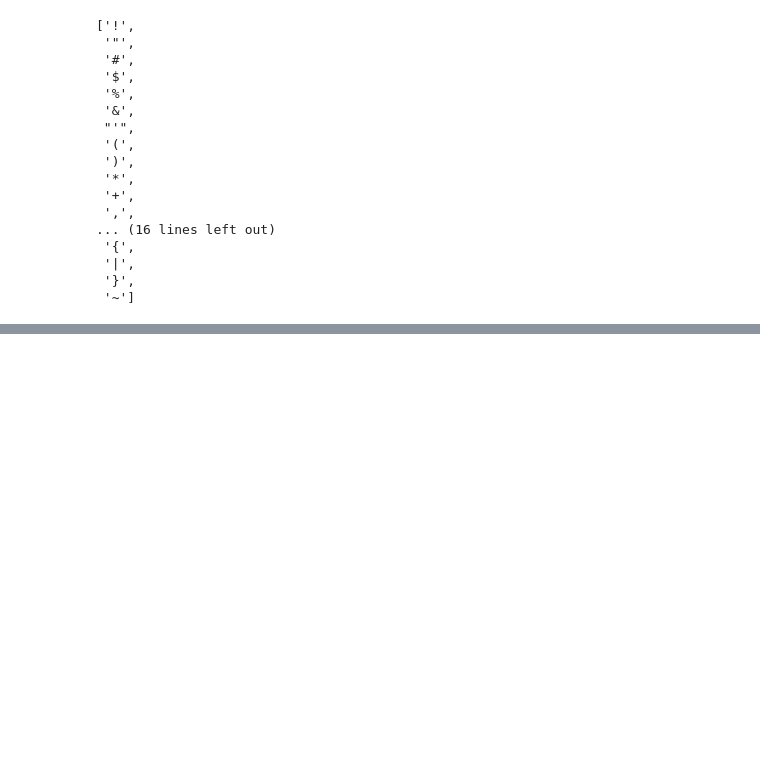
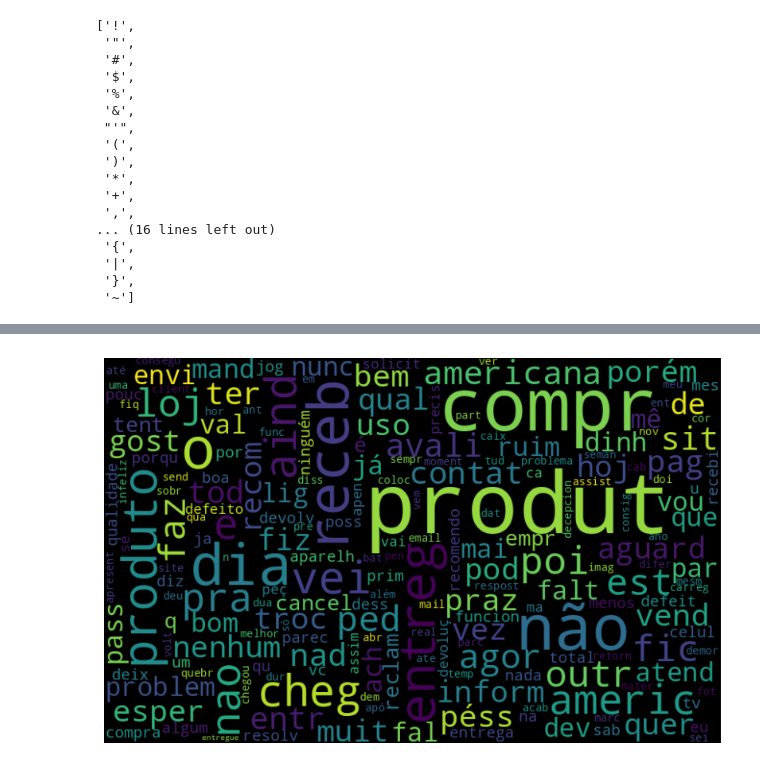
Before and after one commit to Nathtaba/Classificador_Sentimentos_ML, a Jupyter notebook: ClassificadorSentimentos_Avaliacoes.ipynb, the cells around one changed output, grey strips where cells are left out. Saved outputs shown, nothing was run; the diff lists cells and outputs as text; code cells hidden in the pictures; blank space fills up the shorter version.

```diff
--- a/ClassificadorSentimentos_Avaliacoes.ipynb
+++ b/ClassificadorSentimentos_Avaliacoes.ipynb
@@ -323,0 +329,18 @@ print(treinar_modelo(avaliacoes, "texto_sem_stopwords_e_pontuacao", "polarity"))
+# %%
+stemmer = nltk.RSLPStemmer()
+# %%
+frase_processada = list()
+for avaliacao in avaliacoes.texto_sem_stopwords_e_pontuacao:
+  nova_frase = list()
+  palavras_texto = token_por_espaço.tokenize(avaliacao)
+  for palavra in palavras_texto:
+    if palavra not in pontuacao_stopwords:
+      nova_frase.append(stemmer.stem(palavra))
+  frase_processada.append(' '.join(nova_frase))
+
+
+avaliacoes["texto_stemmizado"] = frase_processada
+# %%
+word_cloud_neg(avaliacoes, "texto_stemmizado")
+# %% [output]
+[figure, added]
```
Also changed, not shown: parts of 26 cells of this notebook.
